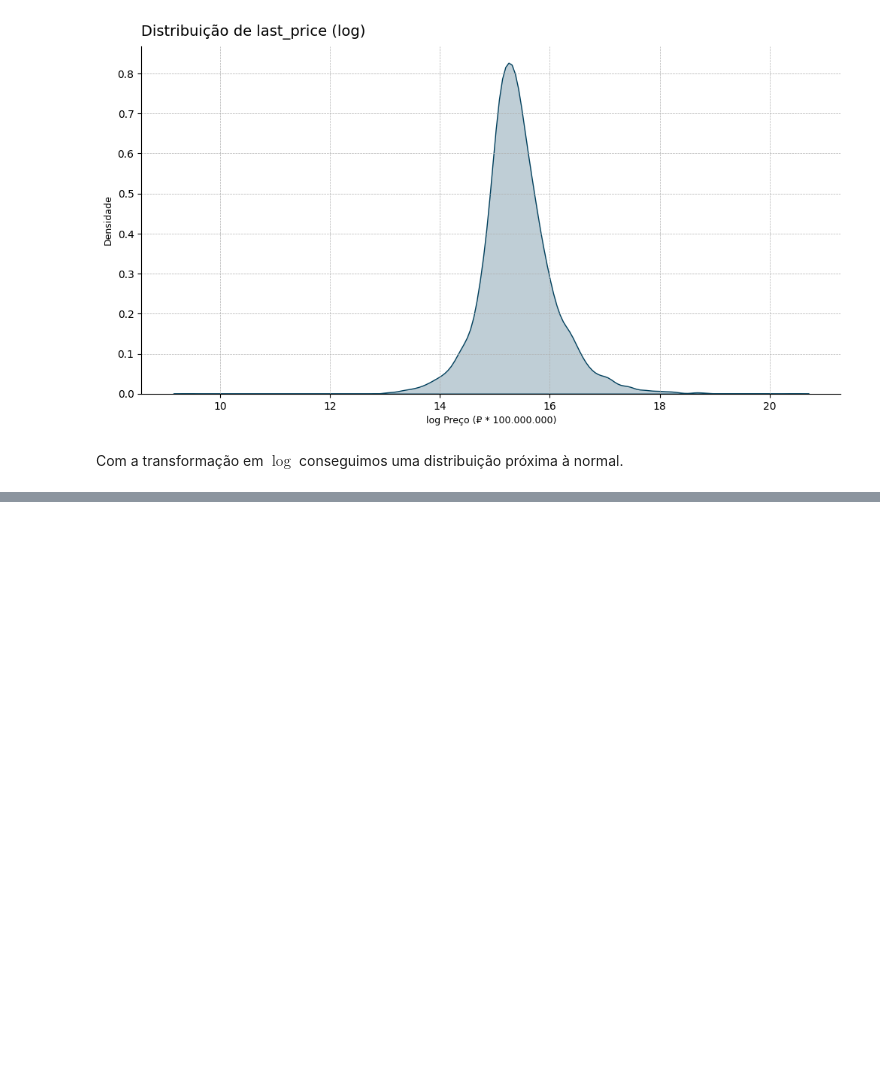
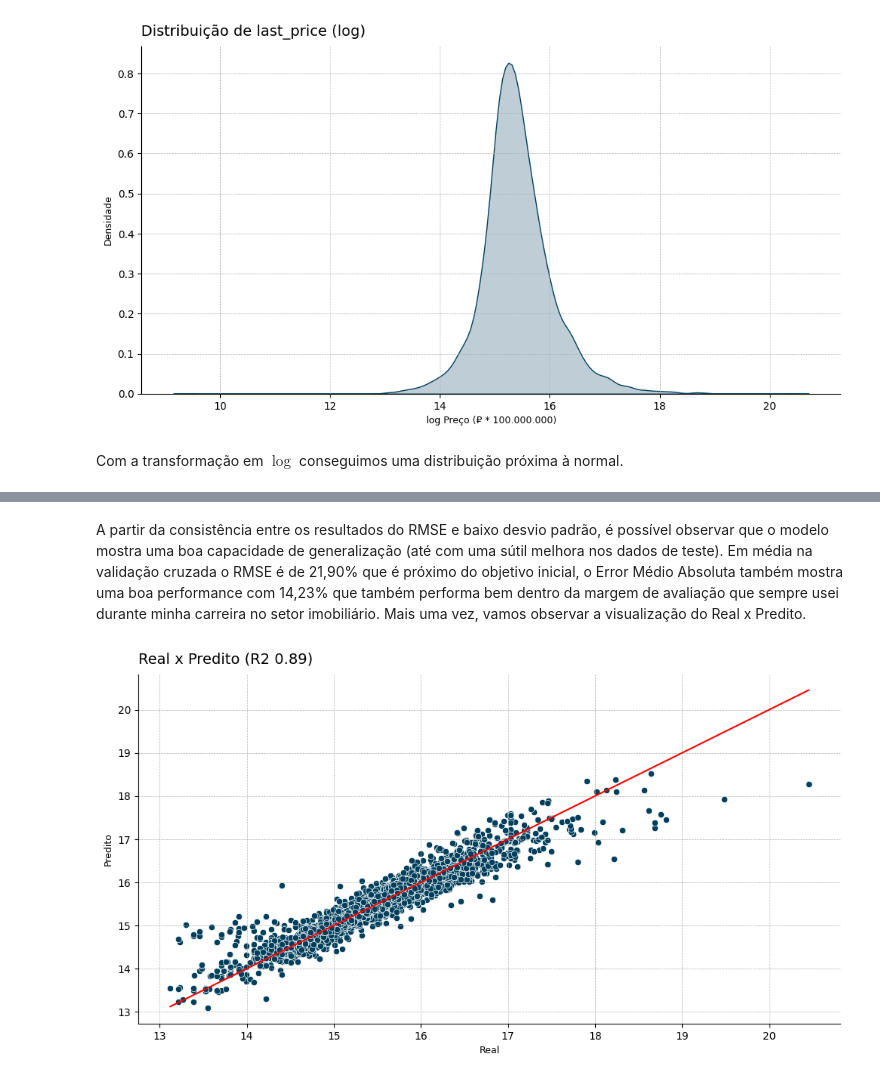
Before and after one commit to datalopes1/stpetersburg_prices, a Jupyter notebook: notebooks/stprices.ipynb, the cells around one changed output, grey strips where cells are left out. Cells and saved outputs as stored; diff of their text form; code cells hidden in the pictures; blank space fills up the shorter version.

```diff
--- a/notebooks/stprices.ipynb
+++ b/notebooks/stprices.ipynb
@@ -226,0 +451,2 @@ Com a transformação em $\log$ conseguimos uma distribuição próxima à norma
+# %%
+y_pred = reg.predict(X_test)
@@ -226,0 +481,16 @@ Com a transformação em $\log$ conseguimos uma distribuição próxima à norma
+# %% [markdown]
+A partir da consistência entre os resultados do RMSE e baixo desvio padrão, é possível observar que o modelo mostra uma boa capacidade de generalização (até com uma sútil melhora nos dados de teste). Em média na validação cruzada o RMSE é de 21,90% que é próximo do objetivo inicial, o Error Médio Absoluta também mostra uma boa performance com 14,23% que também performa bem dentro da margem de avaliação que sempre usei durante minha carreira no setor imobiliário. Mais uma vez, vamos observar a visualização do Real x Predito.
+# %%
+fig, ax = plt.subplots(figsize = (12, 6))
+
+sns.scatterplot(x = y_test, y = y_pred)
+sns.lineplot(x = [min(y_test), max(y_test)], y = [min(y_test), max(y_test)], color = 'red')
+ax.set_title(f"Real x Predito (R2 {r2:.2f})", fontsize = 14, pad = 10, loc = "left")
+ax.set_xlabel("Real", fontsize = 9)
+ax.set_ylabel("Predito", fontsize = 9)
+ax.grid(True, linestyle = '--', linewidth = 0.5)
+ax.spines['top'].set_visible(False)
+ax.spines['right'].set_visible(False)
+plt.show()
+# %% [output]
+[figure, added]
```
Also changed, not shown: parts of 32 cells of this notebook, 1 other file.
